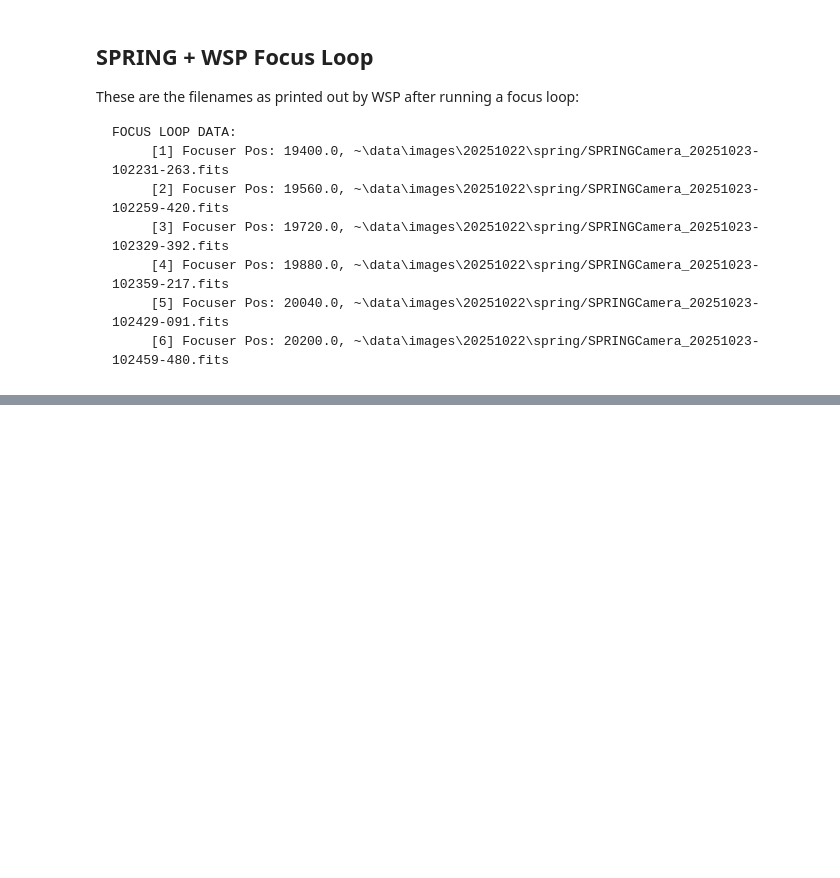
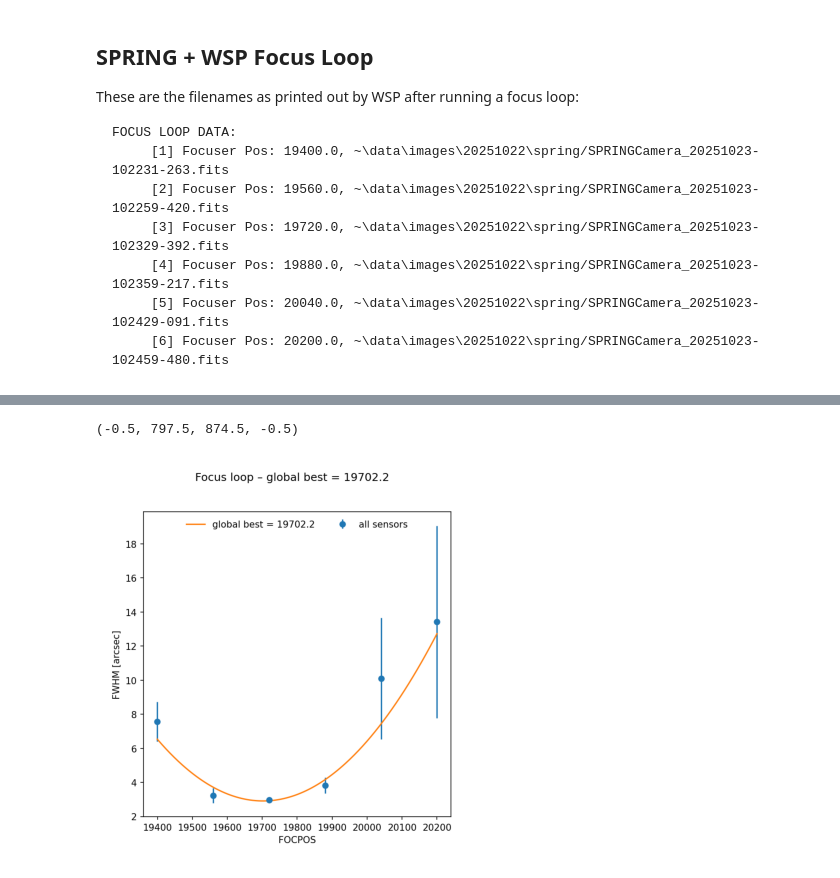
Before and after one commit to winter-telescope/winter-image-daemon, a Jupyter notebook: imagedaemon/notebooks/pirt_pipeline_freya_example.ipynb, the cells around one changed output, grey strips where cells are left out. Cells and saved outputs as stored; diff of their text form; code cells hidden in the pictures; blank space fills up the shorter version.

Commit message:
successful implementation with path cleanup

```diff
--- a/imagedaemon/notebooks/pirt_pipeline_freya_example.ipynb
+++ b/imagedaemon/notebooks/pirt_pipeline_freya_example.ipynb
@@ -91,0 +94,15 @@ science_dir = os.path.join(os.path.expanduser("~"), "data", "image-deamon-data",
+# %%
+import Pyro5.api
+import json
+ns = Pyro5.api.locate_ns(host="192.168.1.10")
+imagedaemon = Pyro5.api.Proxy(ns.lookup("pirt_daemon"))
+
+results = imagedaemon.run_focus_loop(image_list=images,
+    output_dir=os.path.join("~", "data", "tmp"),
+    post_plot=True,
+    )
+
+x0_fit = results["best_focus"]  # may crash out if fit fails
+fit_successful = True
+print(f"Best focus via Pyro: {x0_fit:.2f}")
+#print(f"Focus loop results via Pyro: {json.dumps(results, indent = 2)}")
@@ -91,0 +127,11 @@ science_dir = os.path.join(os.path.expanduser("~"), "data", "image-deamon-data",
+# %%
+plot_path = results["plot"]
+import matplotlib.image as mpimg
+
+img = mpimg.imread(plot_path)
+plt.figure(figsize=(10,5))
+plt.imshow(img)
+plt.axis('off')
+# %% [output]
+(-0.5, 797.5, 874.5, -0.5)
+[figure, added]
```
Also changed, not shown: parts of 10 cells of this notebook.
